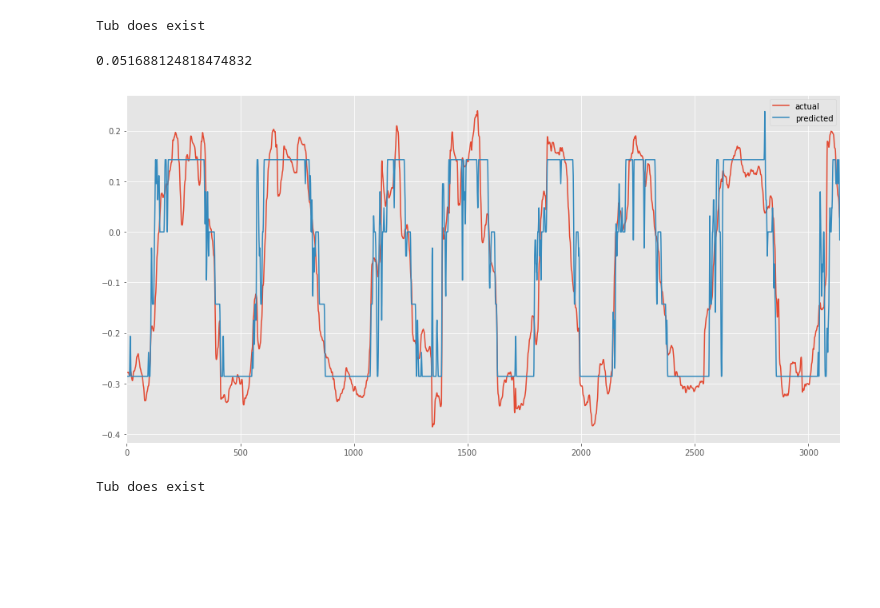
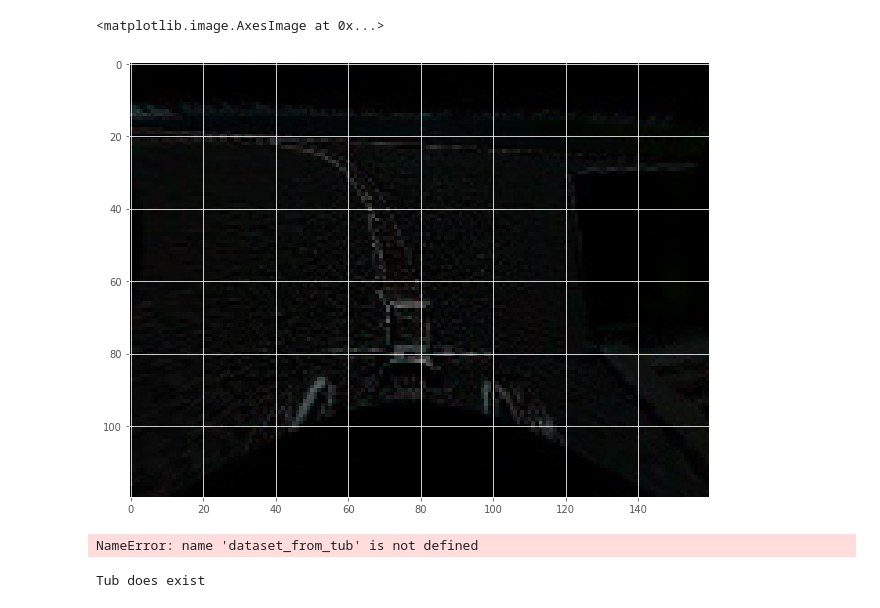
Before and after one commit to test-v1/notebooks-1, a Jupyter notebook: donkeycar/donkey2.ipynb, the cells around one changed output. Cells and saved outputs as stored; diff of their text form; code cells hidden in the pictures; blank space fills up the shorter version.

```diff
--- a/donkeycar/donkey2.ipynb
+++ b/donkeycar/donkey2.ipynb
@@ -54,5 +102,10 @@ def output_pair_lin(model, dataset):
+# %%
+plt.imshow(np.absolute(img_in.astype('float') - img_in1.astype('float')).astype('uint8'))
+# %% [output]
+<matplotlib.image.AxesImage at 0x...>
+[figure, added]
 # %%
-model = keras.models.load_model('models/ws.cls.nb.1.30')
+model = keras.models.load_model('../../donkeycar/d2/models/ws.nb.3fc_l1.undistort.0.06')
 dataset = dataset_from_tub("data.ws.test/tub_1_17-09-23", limit=-1)
 predicted, actual = output_pair_cat(model, dataset)
 df = pd.DataFrame(dict(predicted=predicted, actual=actual))
@@ -60,9 +113,7 @@ df = df.rolling(5, win_type='triang').mean()
 df.plot()
 np.absolute(df['actual'] - df['predicted']).mean()
 # %% [output]
-Tub does exist
+NameError: name 'dataset_from_tub' is not defined
-0.051688124818474832
-[figure, removed]
 # %%
 # eval_ds = dataset_from_all_tubs("data.ws.test")
 eval_ds = dataset_from_tub("data.ws.test/tub_1_17-09-23", limit=-1)
```
Also changed, not shown: parts of 5 cells of this notebook.
